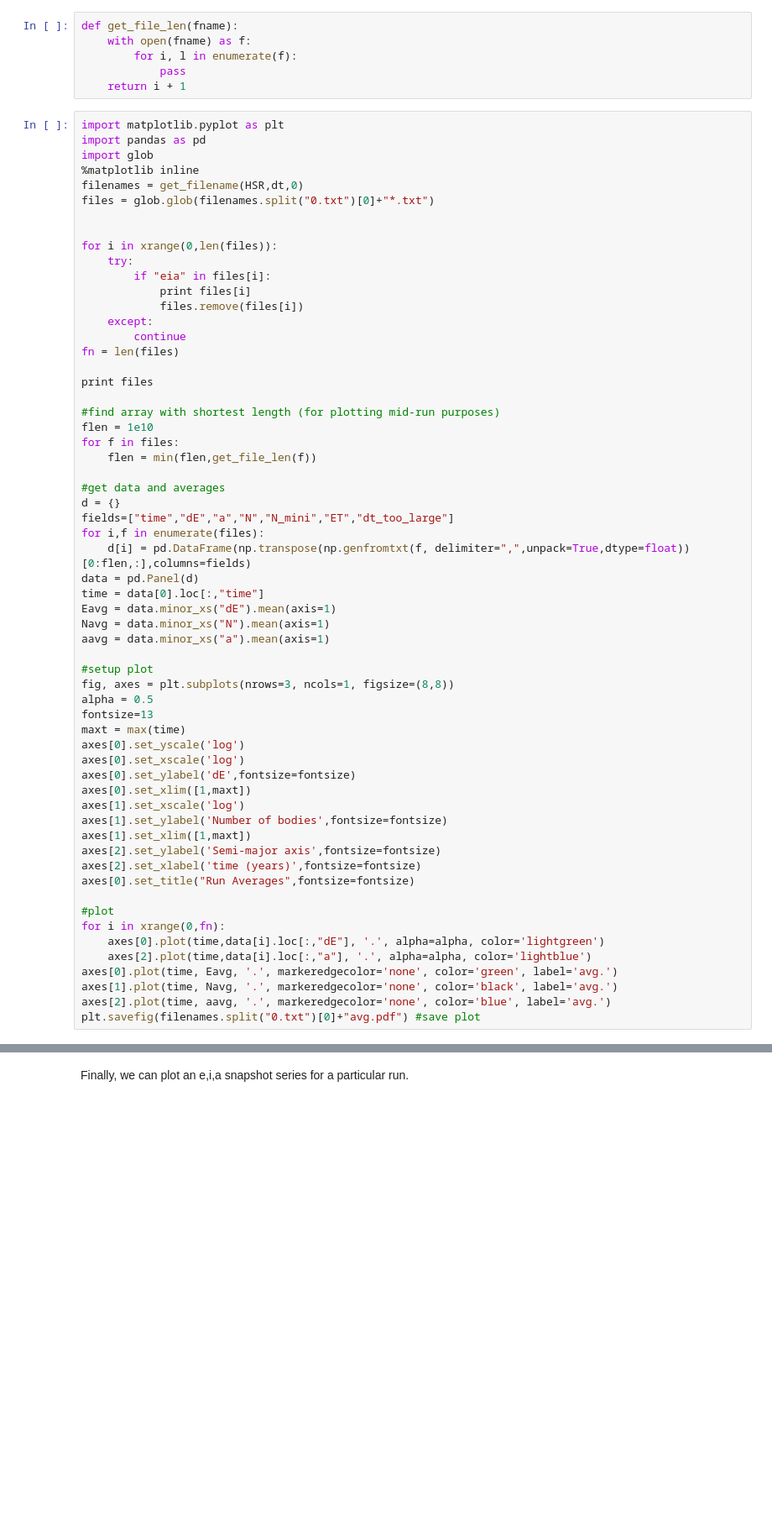
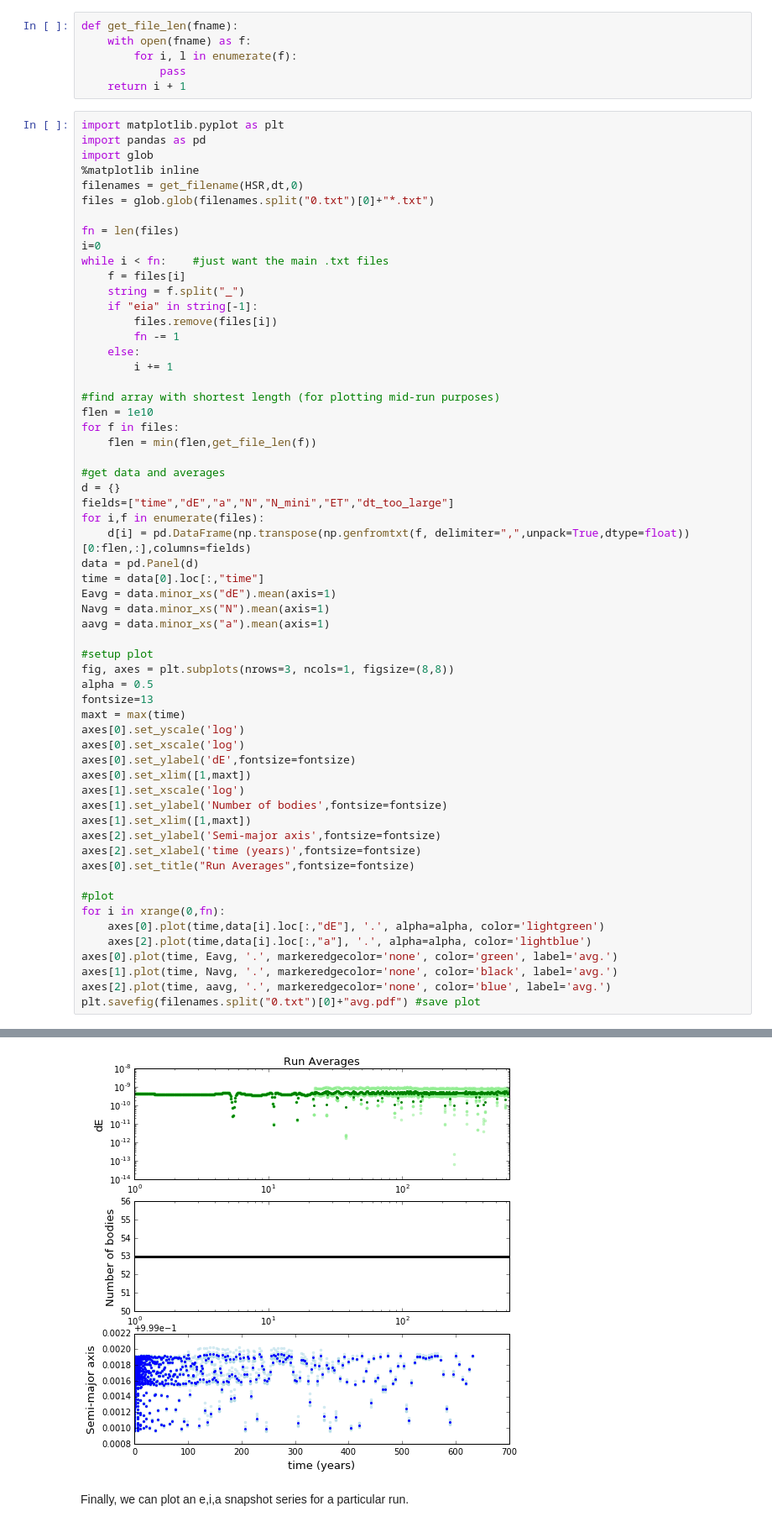
Before and after one commit to silburt/rebound, a Jupyter notebook: ipython_examples/HERMES_examples/HERMES_OutwardMigration.ipynb, the cells around one changed output, grey strips where cells are left out. Shown: that part at 84% size. Cells and saved outputs as stored; diff of their text form; blank space fills up the shorter version.

```diff
--- a/ipython_examples/HERMES_examples/HERMES_OutwardMigration.ipynb
+++ b/ipython_examples/HERMES_examples/HERMES_OutwardMigration.ipynb
@@ -245,17 +238,16 @@ import glob
 filenames = get_filename(HSR,dt,0)
 files = glob.glob(filenames.split("0.txt")[0]+"*.txt")
 
-
-for i in xrange(0,len(files)):
-    try:
-        if "eia" in files[i]:
-            print files[i]
-            files.remove(files[i])
-    except:
-        continue
 fn = len(files)
-
-print files
+i=0
+while i < fn:    #just want the main .txt files
+    f = files[i]
+    string = f.split("_")
+    if "eia" in string[-1]:
+        files.remove(files[i])
+        fn -= 1
+    else:
+        i += 1
 
 #find array with shortest length (for plotting mid-run purposes)
 flen = 1e10
@@ -321,3 +293,4 @@ ValueError: Shape of passed values is (6, 52), indices imply (7, 52)
+[figure, added]
 # %% [markdown]
 Finally, we can plot an e,i,a snapshot series for a particular run.
 # %%
```
Also changed, not shown: parts of 3 cells of this notebook.
